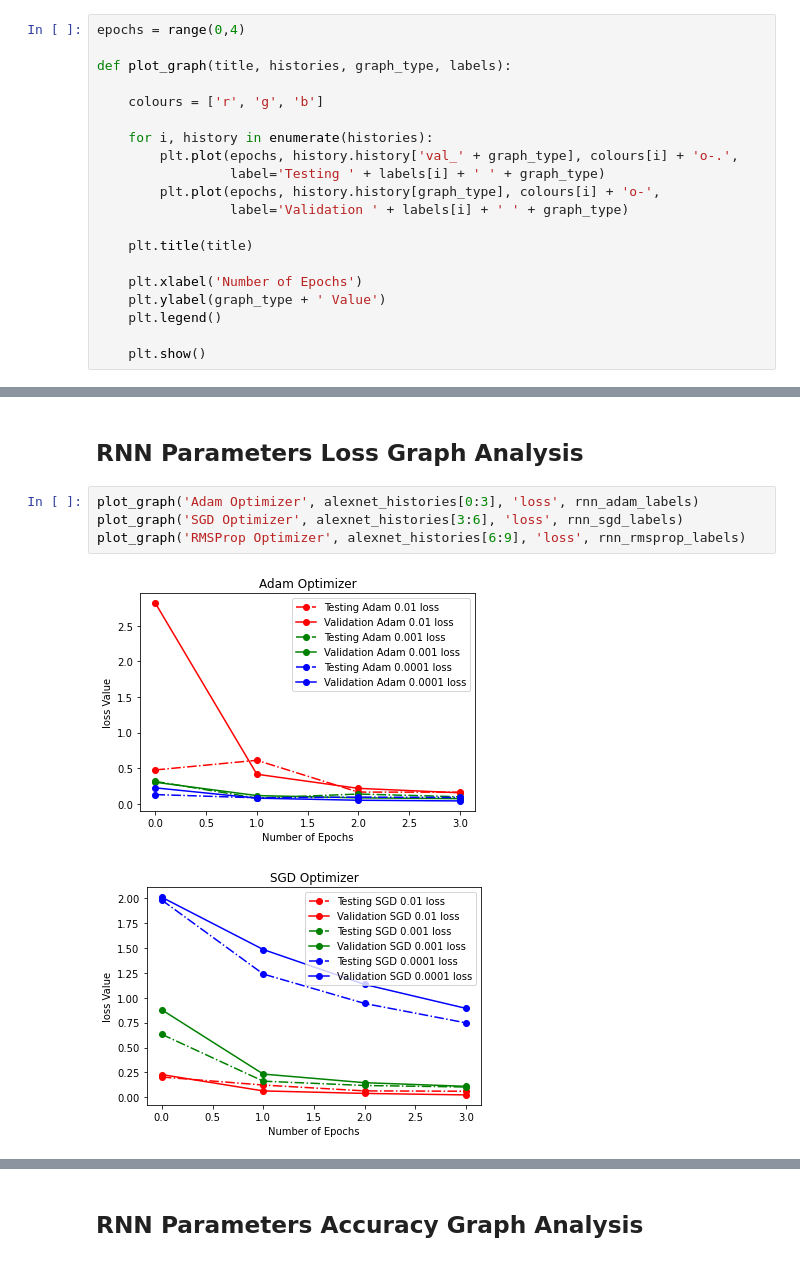
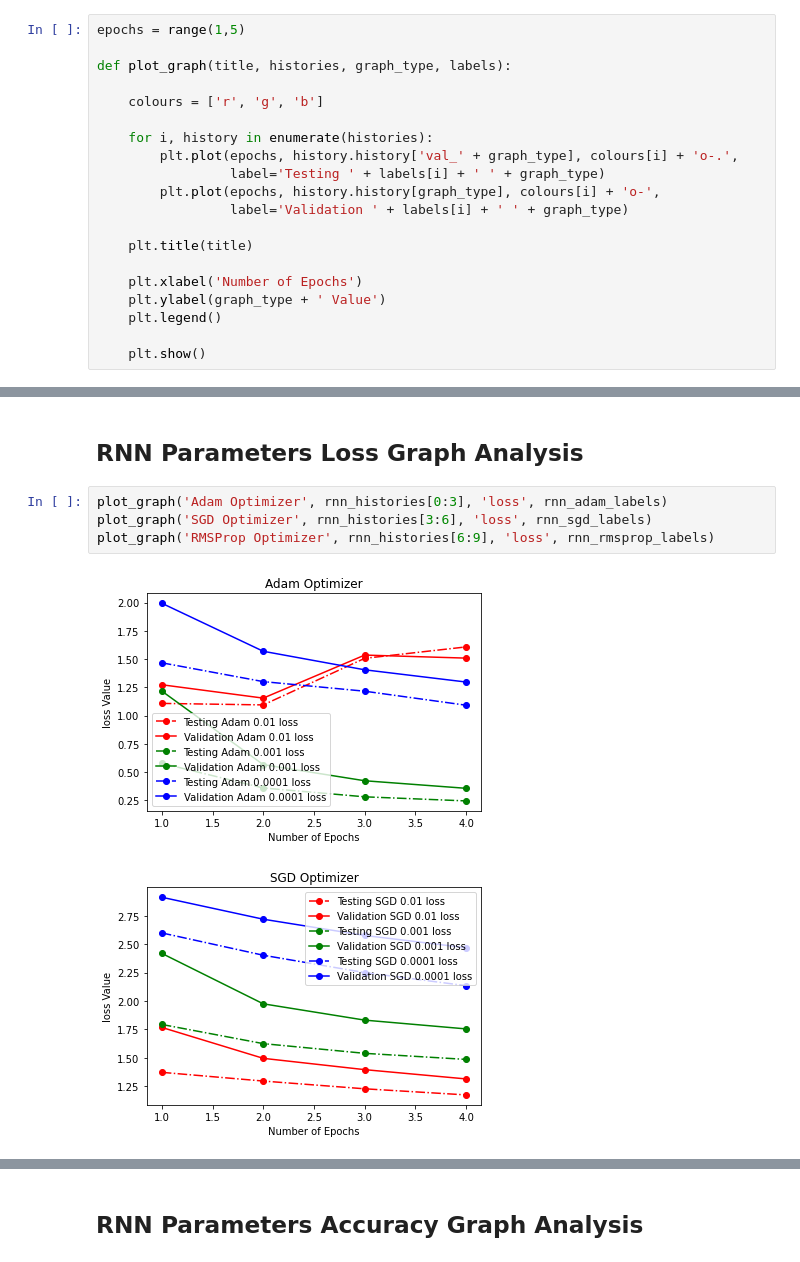
Before and after one commit to AlexMuzzy/files, a Jupyter notebook: advanced_ai_cw/advanced_ai.ipynb, the cells around one changed output, grey strips where cells are left out. Saved outputs shown, nothing was run; the diff lists cells and outputs as text.

```diff
--- a/advanced_ai_cw/advanced_ai.ipynb
+++ b/advanced_ai_cw/advanced_ai.ipynb
@@ -456,7 +440,7 @@ class NNModelParameters:
 
 A helper function is made that will iterate over multiple Tensorflow history objects and print out their collective values surrounding its loss and accuracy values during fitting.
 # %%
-epochs = range(0,4)
+epochs = range(1,5)
 
 def plot_graph(title, histories, graph_type, labels):
 
@@ -576,9 +576,9 @@ rnn_rmsprop_labels = ['RMSprop 0.01', 'RMSprop 0.001', 'RMSprop 0.0001']
 # %% [markdown]
 ## **RNN Parameters Loss Graph Analysis**
 # %%
-plot_graph('Adam Optimizer', alexnet_histories[0:3], 'loss', rnn_adam_labels)
-plot_graph('SGD Optimizer', alexnet_histories[3:6], 'loss', rnn_sgd_labels)
-plot_graph('RMSProp Optimizer', alexnet_histories[6:9], 'loss', rnn_rmsprop_labels)
+plot_graph('Adam Optimizer', rnn_histories[0:3], 'loss', rnn_adam_labels)
+plot_graph('SGD Optimizer', rnn_histories[3:6], 'loss', rnn_sgd_labels)
+plot_graph('RMSProp Optimizer', rnn_histories[6:9], 'loss', rnn_rmsprop_labels)
 # %% [output]
-[figure, old version]
+[figure, new version]
-[figure, old version]
+[figure, new version]
```
Also changed, not shown: parts of 24 cells of this notebook.
